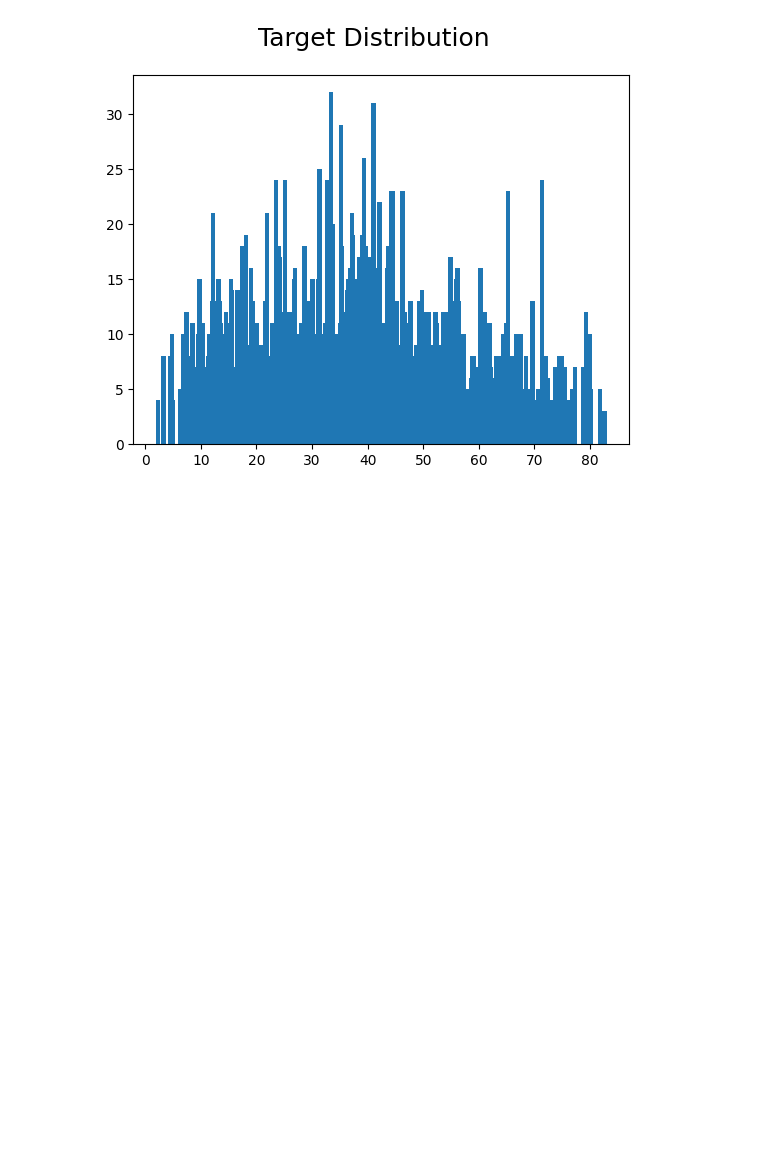
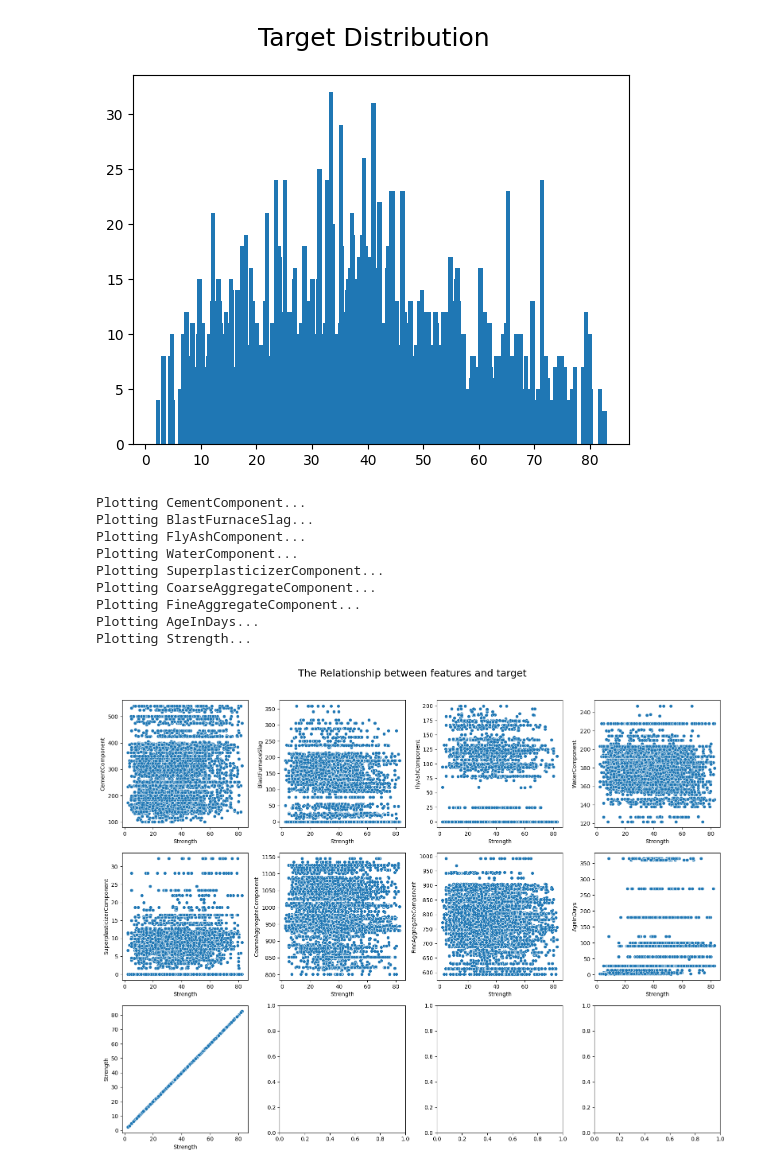
Before and after one commit to Ghifarahadian/template-ml, a Jupyter notebook: notebooks/exploration.ipynb, the cells around one changed output. Saved outputs shown, nothing was run; the diff lists cells and outputs as text; code cells hidden in the pictures; blank space fills up the shorter version.

```diff
--- a/notebooks/exploration.ipynb
+++ b/notebooks/exploration.ipynb
@@ -64,13 +52,26 @@ plt.show()
 # %% [output]
 [figure]
 # %%
-fig, axs = plt.subplots(3,4, figsize=(16,12))
+fig, axs = plt.subplots(3, 4, figsize=(16, 12))
 
-for f, ax in zip(features,axs.ravel()):
-    sns.boxplot(data=train, x=target,y= f, ax=ax)
+for f, ax in zip(features, axs.ravel()):
+    print(f"Plotting {f}...")
+    # sns.boxplot(data=train, x=target, y=f, ax=ax)
+    sns.scatterplot(data=train, x=target, y=f, ax=ax)
 plt.suptitle("The Relationship between features and target", y=1.02, size=18)
 plt.tight_layout()
 plt.show()
+# %% [output]
+Plotting CementComponent...
+Plotting BlastFurnaceSlag...
+Plotting FlyAshComponent...
+Plotting WaterComponent...
+Plotting SuperplasticizerComponent...
+Plotting CoarseAggregateComponent...
+Plotting FineAggregateComponent...
+Plotting AgeInDays...
+Plotting Strength...
+[figure, added]
 # %%
 fig, ax = plt.subplots(1,1, figsize=(8,6))
 matrix = train.corr()
```
Also changed, not shown: parts of 3 cells of this notebook, 7 other files.
